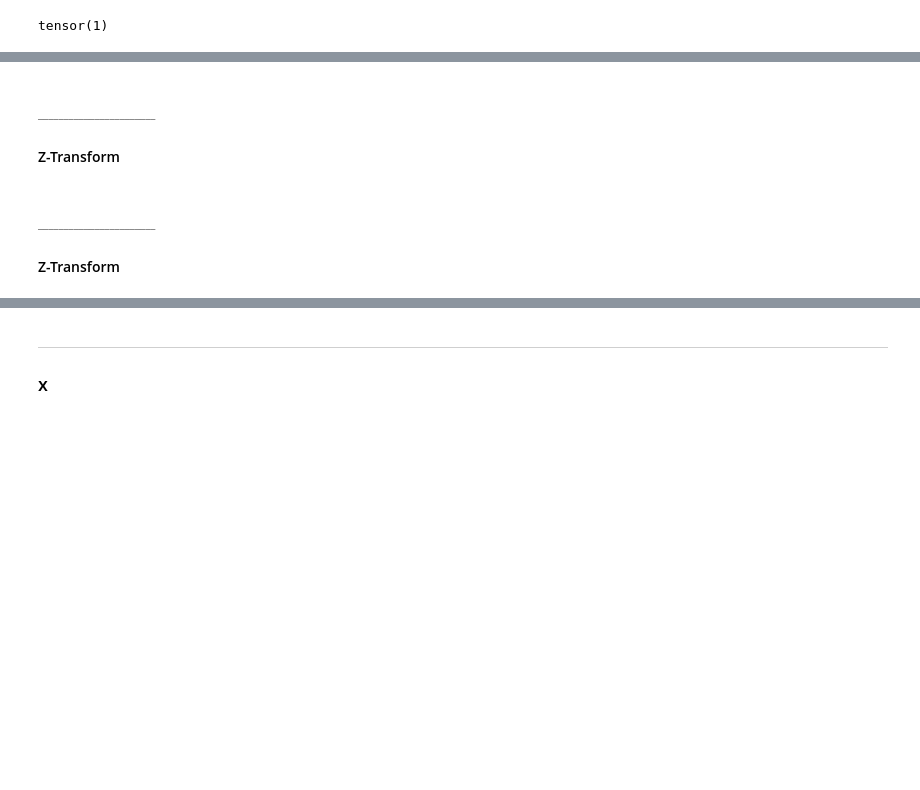
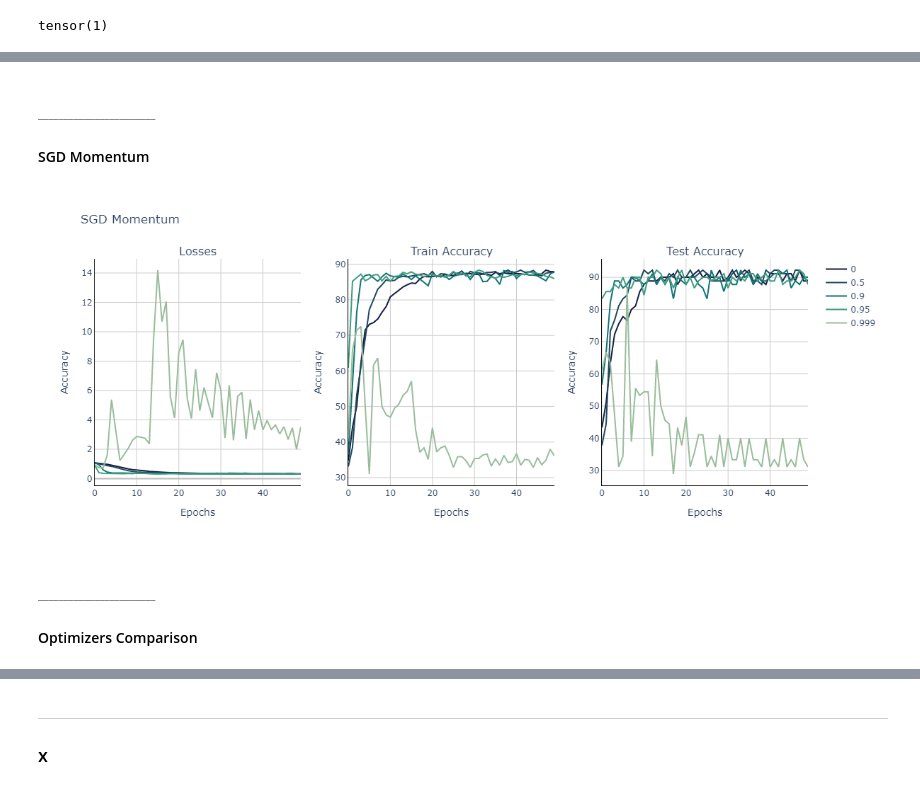
Before and after one commit to Gusmeira/PyTorch-Courses, a Jupyter notebook: F_metaparameters.ipynb, the cells around one changed output, grey strips where cells are left out. Saved outputs shown, nothing was run; the diff lists cells and outputs as text; code cells hidden in the pictures; blank space fills up the shorter version.

```diff
--- a/F_metaparameters.ipynb
+++ b/F_metaparameters.ipynb
@@ -682,0 +711,3 @@ ___
+# %% [markdown]
+###### _______________________
+#### SGD Momentum
@@ -683,6 +820,32 @@ ___
+# %%
+fig = make_subplots(rows=1, cols=3, subplot_titles=['Losses', 'Train Accuracy', 'Test Accuracy'])
+
+colors = plotly_colors.cmocean.curl[:len(momenta)]
+
+# Plot losses
+for i, (mom, color) in enumerate(zip(momenta, colors)):
+    fig.add_trace(go.Scatter(
+        x=list(range(numepochs)), y=results[:,i,0],
+        name=f'{mom}', mode='lines', line=dict(color=color)
+    ), row=1, col=1)
+
+# Plot Test Accuracy
+for i, (mom, color) in enumerate(zip(momenta, colors)):
+    fig.add_trace(go.Scatter(
+        x=list(range(numepochs)), y=results[:,i,1], showlegend=False,
+        name=f'{mom}', mode='lines', line=dict(color=color)
+    ), row=1, col=2)
+
+# Plot Train Accuracy
+for i, (mom, color) in enumerate(zip(momenta, colors)):
+    fig.add_trace(go.Scatter(
+        x=list(range(numepochs)), y=results[:,i,2], showlegend=False,
+        name=f'{mom}', mode='lines', line=dict(color=color)
+    ), row=1, col=3)
+
+plotly_main_subplot_layout(fig, title='SGD Momentum', x='Epochs', y='Accuracy', width=1200, height=500)
+# %% [output]
+[figure, added]
 # %% [markdown]
 ###### _______________________
-#### Z-Transform
+#### Optimizers Comparison
-# %% [markdown]
-###### _______________________
-#### Z-Transform
```
Also changed, not shown: parts of 12 cells of this notebook.
